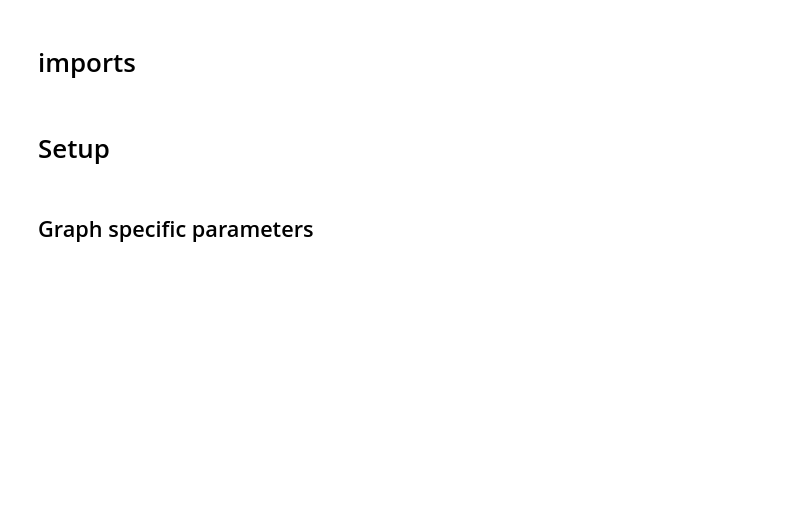
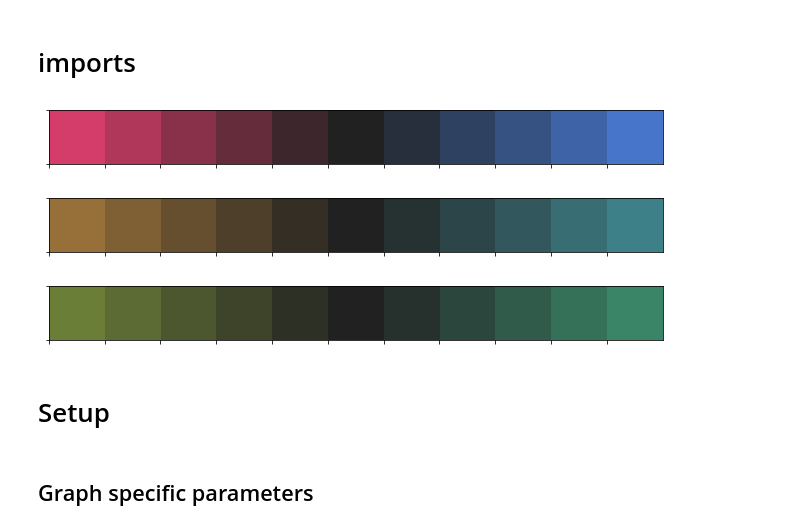
Before and after one commit to cchang5/quantum_linear_programming, a Jupyter notebook: notebooks/tdse_unittest.ipynb, the cells around one changed output. Saved outputs shown, nothing was run; the diff lists cells and outputs as text; code cells hidden in the pictures; blank space fills up the shorter version.

```diff
--- a/notebooks/tdse_unittest.ipynb
+++ b/notebooks/tdse_unittest.ipynb
@@ -22,6 +24,29 @@ from qlp.tdse import TDSE, embed_qubo_example, convert_params, add_jchaos
 from qlpdb.tdse.models import Tdse
 
 import time
+# %%
+OFFSETS = 0.01 * (np.arange(11) - 5)
+OFFSET_COLORS = sns.diverging_palette(0, 255, l=50, center="dark", n=11)
+OFFSET_COLORS2 = sns.diverging_palette(51, 204, l=50, center="dark", n=11)
+OFFSET_COLORS3 = sns.diverging_palette(102, 153, l=50, center="dark", n=11)
+
+OFFSET_MAP = dict(zip(OFFSETS, OFFSET_COLORS))
+OFFSET_MAP2 = dict(zip(OFFSETS, OFFSET_COLORS2))
+OFFSET_MAP3 = dict(zip(OFFSETS, OFFSET_COLORS3))
+
+OFFSET_CMAP = ListedColormap(OFFSET_COLORS)
+sns.palplot(OFFSET_COLORS)
+sns.palplot(OFFSET_COLORS2)
+sns.palplot(OFFSET_COLORS3)
+
+p = dict()
+p["figsize"] = (7, 4)
+p["aspect_ratio"] = [0.15, 0.15, 0.8, 0.8]
+p["textargs"] = {"fontsize": 10}
+# %% [output]
+[figure, added]
+[figure, added]
+[figure, added]
 # %% [markdown]
 # Setup
 # %% [markdown]
```
Also changed, not shown: parts of 27 cells of this notebook, 11 other files.
